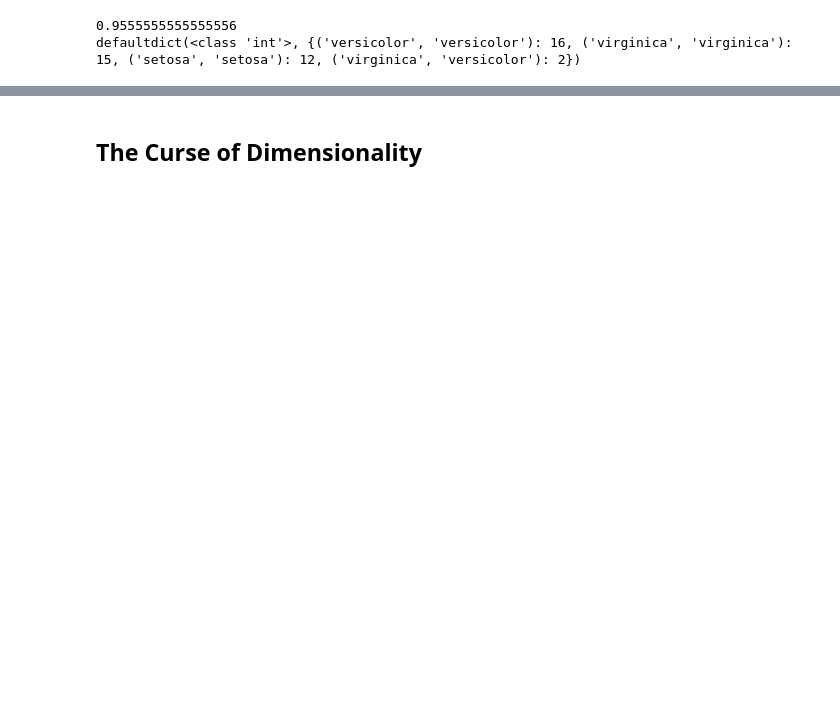
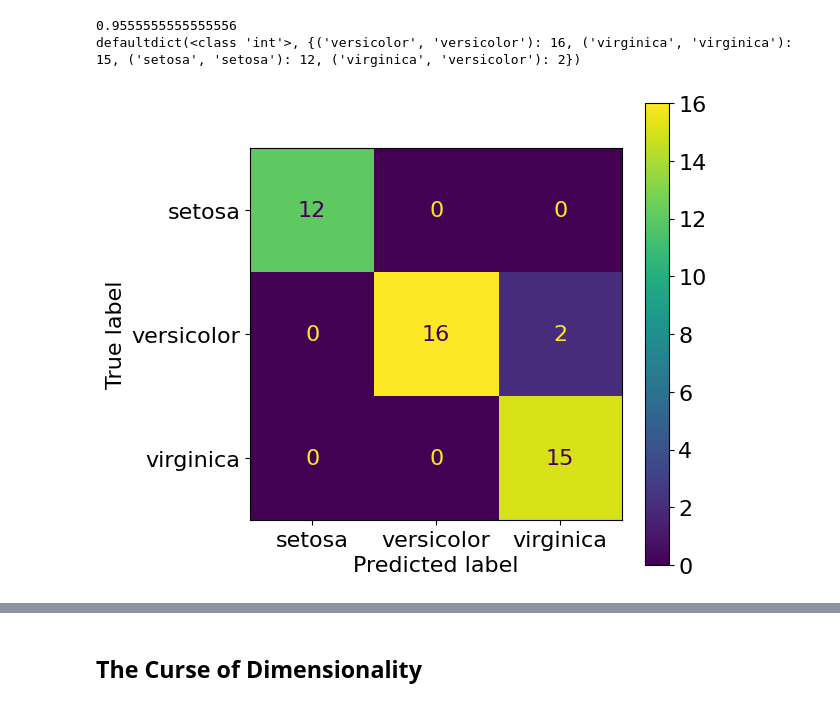
Before and after one commit to LugoBlogger/AK-201-426-data-science, a Jupyter notebook: ch-12-knn.ipynb, the cells around one changed output, grey strips where cells are left out. Cells and saved outputs as stored; diff of their text form; code cells hidden in the pictures; blank space fills up the shorter version.

```diff
--- a/ch-12-knn.ipynb
+++ b/ch-12-knn.ipynb
@@ -161,3 +268,9 @@ Predict with $k$-NN with $k=5$
+# %%
+y_true = []
+y_pred = []
+for iris in iris_test:
+  y_pred.append(knn_classify(5, iris_train, iris.point))
+  y_true.append(iris.label)
 # %%
 # track how many times we see (predicted, actual)
 confusion_matrix: Dict[Tuple[str, str], int] = defaultdict(int)
@@ -180,3 +288,9 @@ print(confusion_matrix)
 # %% [output]
 0.9555555555555556
 defaultdict(<class 'int'>, {('versicolor', 'versicolor'): 16, ('virginica', 'virginica'): 15, ('setosa', 'setosa'): 12, ('virginica', 'versicolor'): 2})
+# %%
+fig, ax = plt.subplots(figsize=[6, 6])
+ConfusionMatrixDisplay.from_predictions(y_true, y_pred, ax=ax);
+plt.show(fig)
+# %% [output]
+[figure, added]
```
Also changed, not shown: parts of 33 cells of this notebook, 8 other files.
